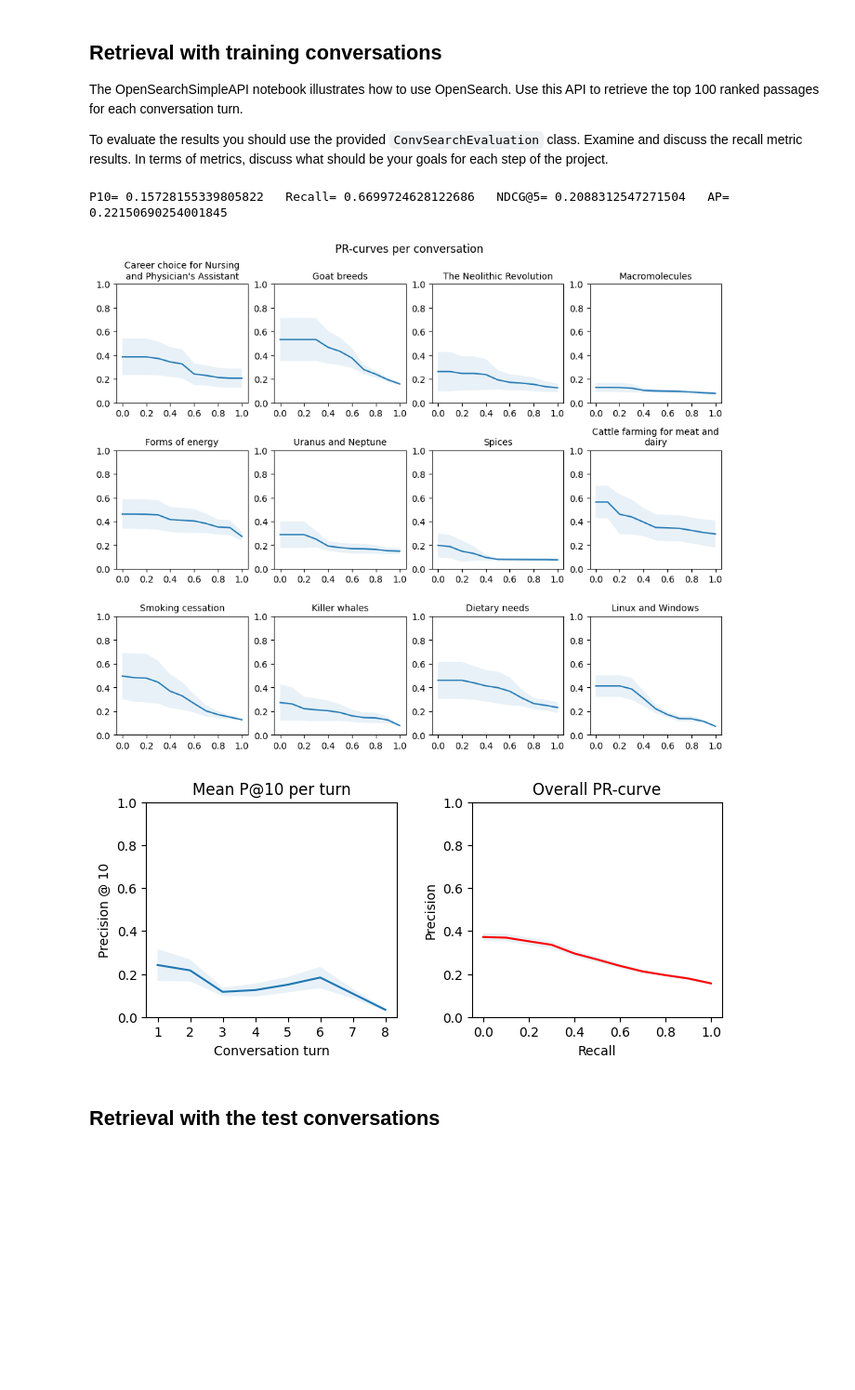
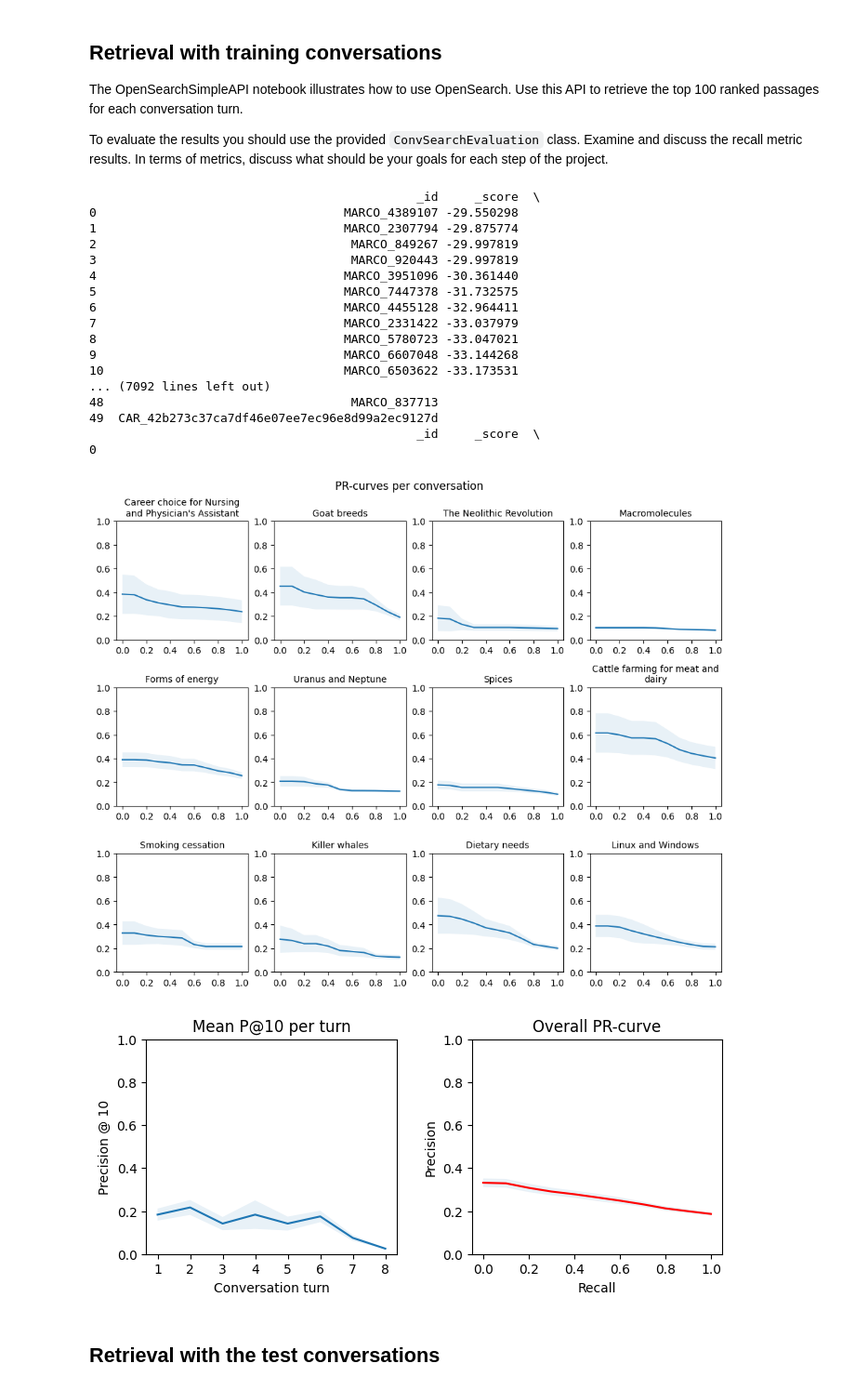
Before and after one commit to RGrave22/RI-Project, a Jupyter notebook: 1st Stage/NLPSearch-phase1/CS-RAG Evaluation.ipynb, the cells around one changed output. Shown at 93% size. Saved outputs shown, nothing was run; the diff lists cells and outputs as text; code cells hidden in the pictures; blank space fills up the shorter version.

```diff
--- a/1st Stage/NLPSearch-phase1/CS-RAG Evaluation.ipynb
+++ b/1st Stage/NLPSearch-phase1/CS-RAG Evaluation.ipynb
@@ -200,10 +202,16 @@ import matplotlib.pyplot as plt
 import numpy as np
 from textwrap import wrap
 import OpenSearchSimpleAPI as osearch
+import rank_with_history as rwh
+import ReRank as rr
+
+
 import pprint as pp
 
 osearch = reload(osearch)
 trec = reload(trec)
+rwh = rwh.rank_with_history()
+rr = rr.ReRank()
 
 opensearch = osearch.OSsimpleAPI()
 test_bed = trec.ConvSearchEvaluation()
@@ -245,7 +253,17 @@ for topic in conv_topics:
         utterance = turn['raw_utterance']
         topic_turn_id = '%d_%d'% (conv_id, turn_id)
 
-        result = opensearch.search_body(query=utterance, numDocs = 100)
+        #BM25
+        # result = opensearch.search_body(query=utterance, numDocs = 100)
+
+        #Conversation History
+        # result = rwh.rankWithHistory(topic= topic, turn = turn, opensearch = opensearch)
+
+        #LMD
+        result = rr.reRank(topic=utterance,opensearch=opensearch)
+        print(result)
+
+
 
         num_rel = test_bed.num_rel(topic_turn_id)
 
@@ -296,36 +314,52 @@ _ndcg5 = _ndcg5/_nturns
 _ap = _ap/_nturns
 
 fig_2 = plt.figure(2, figsize= [8,3])
 fig_2.subplots_adjust(wspace = 0.3)
 
 mean_p10_per_turn = np.mean(_p10_acc,axis = 0)
 var_p10_per_turn = np.var(_p10_acc,axis = 0)
 ax1 = fig_2.add_subplot(1,2,1)
 ax1.plot(np.arange(1,9), mean_p10_per_turn[0:8])
 ax1.set_xticks(np.arange(1,9))
 ax1.fill_between(np.arange(1,9), mean_p10_per_turn[0:8]-var_p10_per_turn[0:8], mean_p10_per_turn[0:8]+var_p10_per_turn[0:8], alpha = 0.1)
 ax1.set_ylim([0.0,1.0])
 ax1.set_xlabel("Conversation turn")
 ax1.set_ylabel("Precision @ 10")
 ax1.set_title("Mean P@10 per turn")
 
 ax2 = fig_2.add_subplot(1,2,2)
 full_mean_prec_rec = np.asarray(_full_mean_prec_rec ).mean(axis=0)
 full_var_prec_rec = np.asarray(_full_mean_prec_rec ).var(axis=0)
 ax2.plot(recall_11point, full_mean_prec_rec, color='red')
 ax2.fill_between(recall_11point, full_mean_prec_rec - full_var_prec_rec, full_mean_prec_rec + full_var_prec_rec, alpha = 0.1)
 ax2.set_ylim([0.0,1.0])
 ax2.set_xlabel("Recall")
 ax2.set_ylabel("Precision")
 ax2.set_title("Overall PR-curve")
 
 print()
 print('P10=', _p10, '  Recall=', _recall, '  NDCG@5=', _ndcg5, '  AP=', _ap)
 print()
 # %% [output]
-P10= 0.15728155339805822   Recall= 0.6699724628122686   NDCG@5= 0.2088312547271504   AP= 0.22150690254001845
+                                             _id     _score  \
+0                                  MARCO_4389107 -29.550298
+1                                  MARCO_2307794 -29.875774
+2                                   MARCO_849267 -29.997819
+3                                   MARCO_920443 -29.997819
+4                                  MARCO_3951096 -30.361440
+5                                  MARCO_7447378 -31.732575
+6                                  MARCO_4455128 -32.964411
+7                                  MARCO_2331422 -33.037979
+8                                  MARCO_5780723 -33.047021
+9                                  MARCO_6607048 -33.144268
+10                                 MARCO_6503622 -33.173531
+... (7092 lines left out)
+48                                  MARCO_837713
+49  CAR_42b273c37ca7df46e07ee7ec96e8d99a2ec9127d
+                                             _id     _score  \
+0
-[figure, old version]
+[figure, new version]
-[figure, old version]
+[figure, new version]
 # %% [markdown]
 ## Retrieval with the test conversations
 # %%
```
Also changed, not shown: parts of 2 cells of this notebook, 4 other files.
